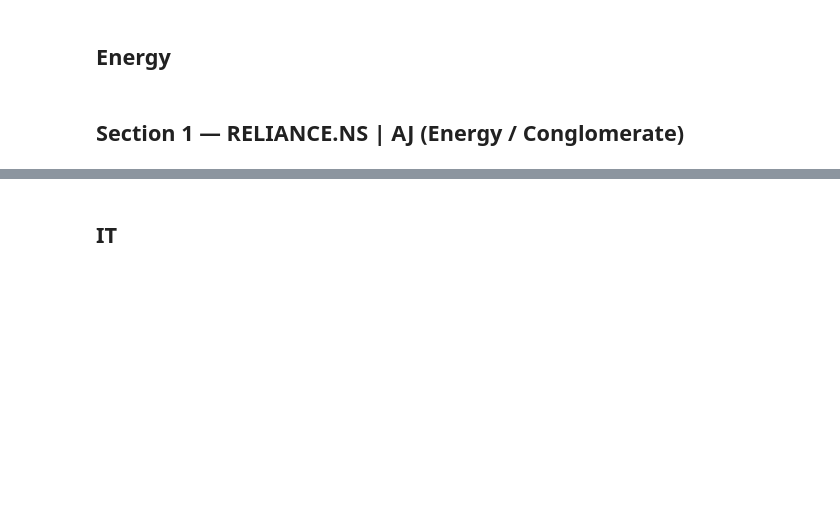
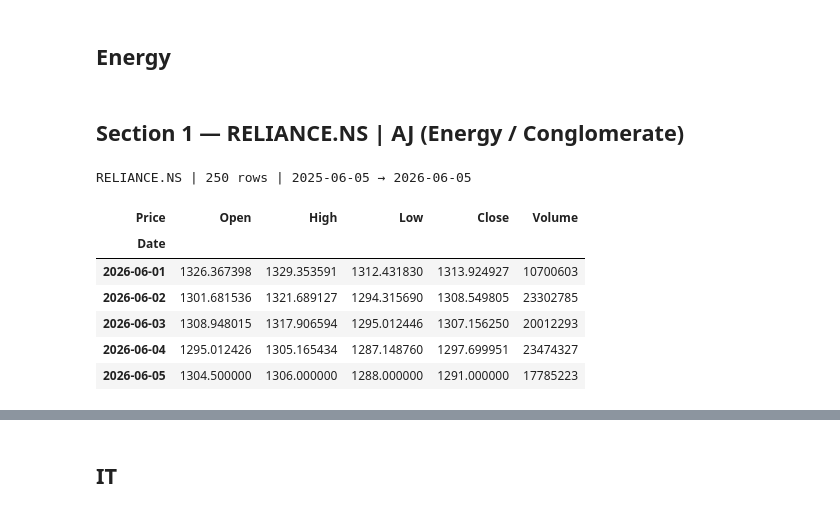
Before and after one commit to Quant-IQ/quantiq, a Jupyter notebook: notebooks/market_analysis.ipynb, the cells around one changed output, grey strips where cells are left out. Drawn from its saved outputs; the diff is of its cells as text; code cells hidden in the pictures; blank space fills up the shorter version.

```diff
--- a/notebooks/market_analysis.ipynb
+++ b/notebooks/market_analysis.ipynb
@@ -60,11 +65,11 @@ TICKERS = {
     "AR":  "HDFCBANK.NS",
     "EB":  "ICICIBANK.NS",
     "ShS": "AXISBANK.NS",
-    "RS":  "TVS.NS",
+    "RS":  "TVSMOTOR.NS",
     "GT":  "M&M.NS",
     "RT":  "LT.NS",
     "NS":  "TITAN.NS",
-    "SmS": "APOLLO.NS",
+    "SmS": "APOLLOMICRO.NS",
 }
 
 PERIOD   = "1y"
@@ -132,9 +110,18 @@ def fetch_stock(
 # %%
 # ── 1a. Fetch ──────────────────────────────────────────────────────────────
 ticker = TICKERS["AJ"]
 df     = fetch_stock(ticker)
 print(f"{ticker} | {df.shape[0]} rows | {df.index[0].date()} → {df.index[-1].date()}")
-df.head()
+df.tail()
+# %% [output]
+RELIANCE.NS | 250 rows | 2025-06-05 → 2026-06-05
+| Price | Open | High | Low | Close | Volume |
+| Date |  |  |  |  |  |
+| 2026-06-01 | 1326.367398 | 1329.353591 | 1312.431830 | 1313.924927 | 10700603 |
+| 2026-06-02 | 1301.681536 | 1321.689127 | 1294.315690 | 1308.549805 | 23302785 |
+| 2026-06-03 | 1308.948015 | 1317.906594 | 1295.012446 | 1307.156250 | 20012293 |
+| 2026-06-04 | 1295.012426 | 1305.165434 | 1287.148760 | 1297.699951 | 23474327 |
+| 2026-06-05 | 1304.500000 | 1306.000000 | 1288.000000 | 1291.000000 | 17785223 |
 # %%
 # ── 1b. Summary Statistics ──────────────────────────────────────────────────
 print(f"Shape     : {df.shape}")
```
Also changed, not shown: parts of 76 cells of this notebook.
